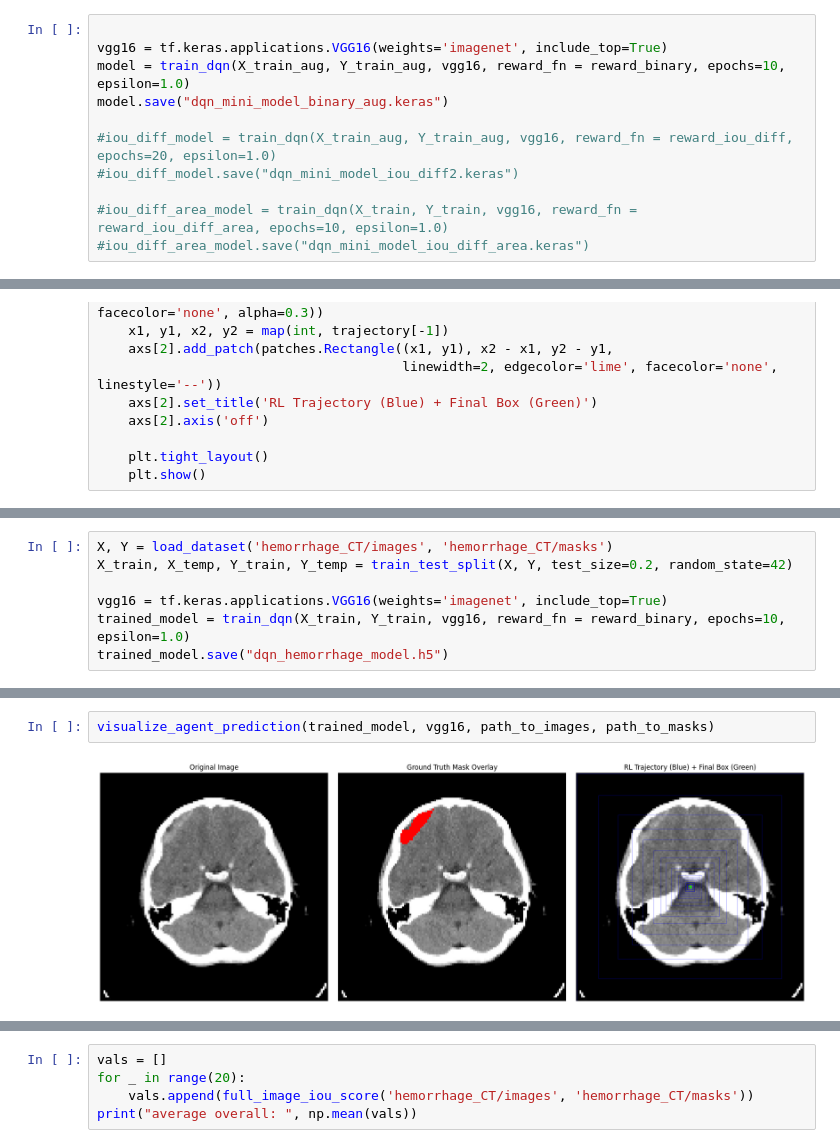
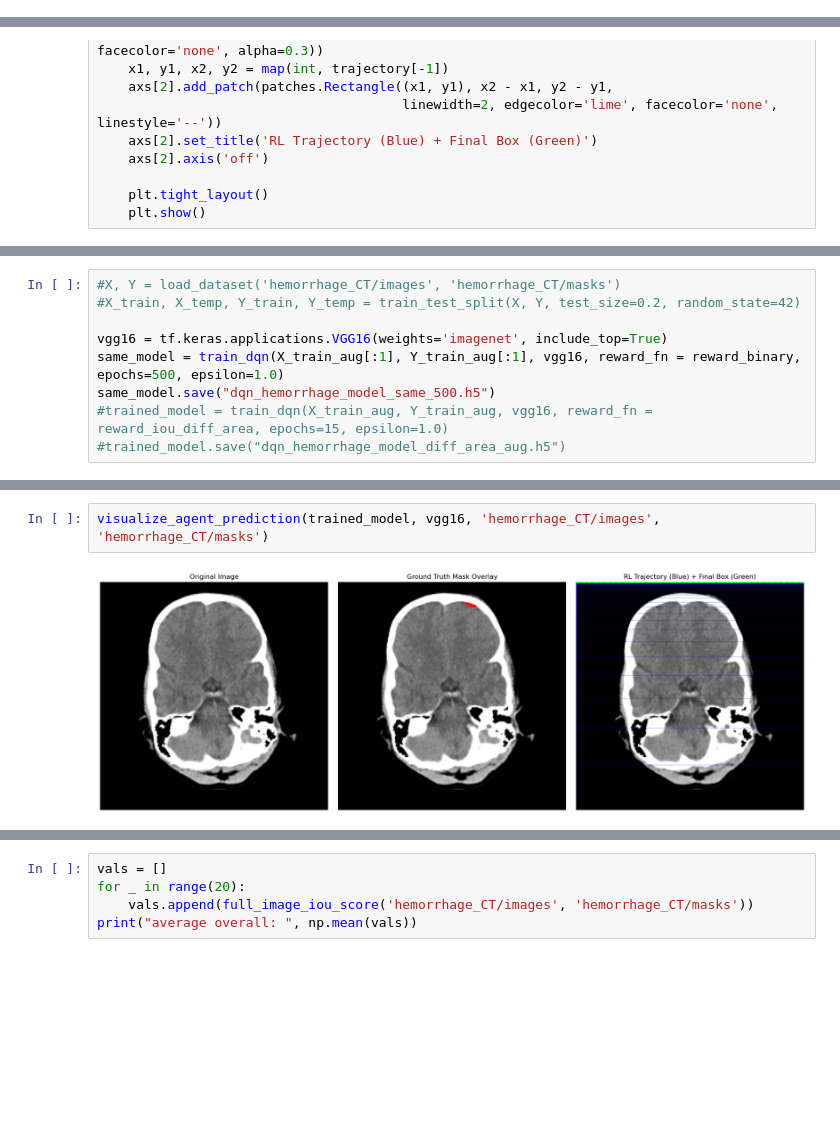
Before and after one commit to ey246/brain_hemorrhage, a Jupyter notebook: DQN-GPU.ipynb, the cells around one changed output, grey strips where cells are left out. Saved outputs shown, nothing was run; the diff lists cells and outputs as text; blank space fills up the shorter version.

```diff
--- a/DQN-GPU.ipynb
+++ b/DQN-GPU.ipynb
@@ -515,11 +458,0 @@ Y_train_aug = np.concatenate([Y_train] + [np.array(augmented_masks)])
-# %%
-
-vgg16 = tf.keras.applications.VGG16(weights='imagenet', include_top=True)
-model = train_dqn(X_train_aug, Y_train_aug, vgg16, reward_fn = reward_binary, epochs=10, epsilon=1.0)
-model.save("dqn_mini_model_binary_aug.keras")
-
-#iou_diff_model = train_dqn(X_train_aug, Y_train_aug, vgg16, reward_fn = reward_iou_diff, epochs=20, epsilon=1.0)
-#iou_diff_model.save("dqn_mini_model_iou_diff2.keras")
-
-#iou_diff_area_model = train_dqn(X_train, Y_train, vgg16, reward_fn = reward_iou_diff_area, epochs=10, epsilon=1.0)
-#iou_diff_area_model.save("dqn_mini_model_iou_diff_area.keras")
@@ -673,8 +597,10 @@ visualize_agent_prediction(iou_diff_model, vgg16, 'mini_dataset/train/images', '
 # %%
-X, Y = load_dataset('hemorrhage_CT/images', 'hemorrhage_CT/masks')
-X_train, X_temp, Y_train, Y_temp = train_test_split(X, Y, test_size=0.2, random_state=42)
+#X, Y = load_dataset('hemorrhage_CT/images', 'hemorrhage_CT/masks')
+#X_train, X_temp, Y_train, Y_temp = train_test_split(X, Y, test_size=0.2, random_state=42)
 
 vgg16 = tf.keras.applications.VGG16(weights='imagenet', include_top=True)
-trained_model = train_dqn(X_train, Y_train, vgg16, reward_fn = reward_binary, epochs=10, epsilon=1.0)
-trained_model.save("dqn_hemorrhage_model.h5")
+same_model = train_dqn(X_train_aug[:1], Y_train_aug[:1], vgg16, reward_fn = reward_binary, epochs=500, epsilon=1.0)
+same_model.save("dqn_hemorrhage_model_same_500.h5")
+#trained_model = train_dqn(X_train_aug, Y_train_aug, vgg16, reward_fn = reward_iou_diff_area, epochs=15, epsilon=1.0)
+#trained_model.save("dqn_hemorrhage_model_diff_area_aug.h5")
 # %% [output]
@@ -719,7 +626,7 @@ Average IoU on test set: 0.0001
 # %%
-visualize_agent_prediction(trained_model, vgg16, path_to_images, path_to_masks)
+visualize_agent_prediction(trained_model, vgg16, 'hemorrhage_CT/images', 'hemorrhage_CT/masks')
 # %% [output]
-[figure, old version]
+[figure, new version]
 # %%
 def full_image_iou_score(image_dir, mask_dir, img_size=128):
     image_files = sorted(os.listdir(image_dir))
```
Also changed, not shown: parts of 14 cells of this notebook.
